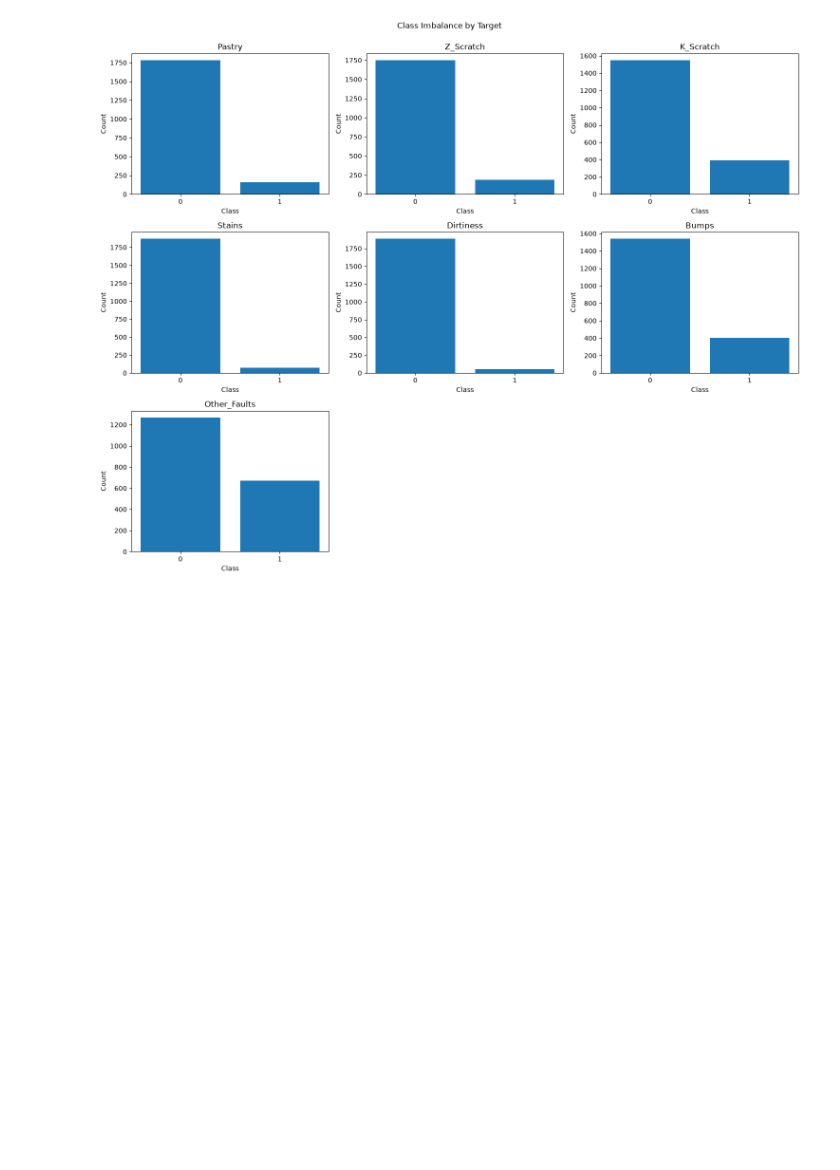
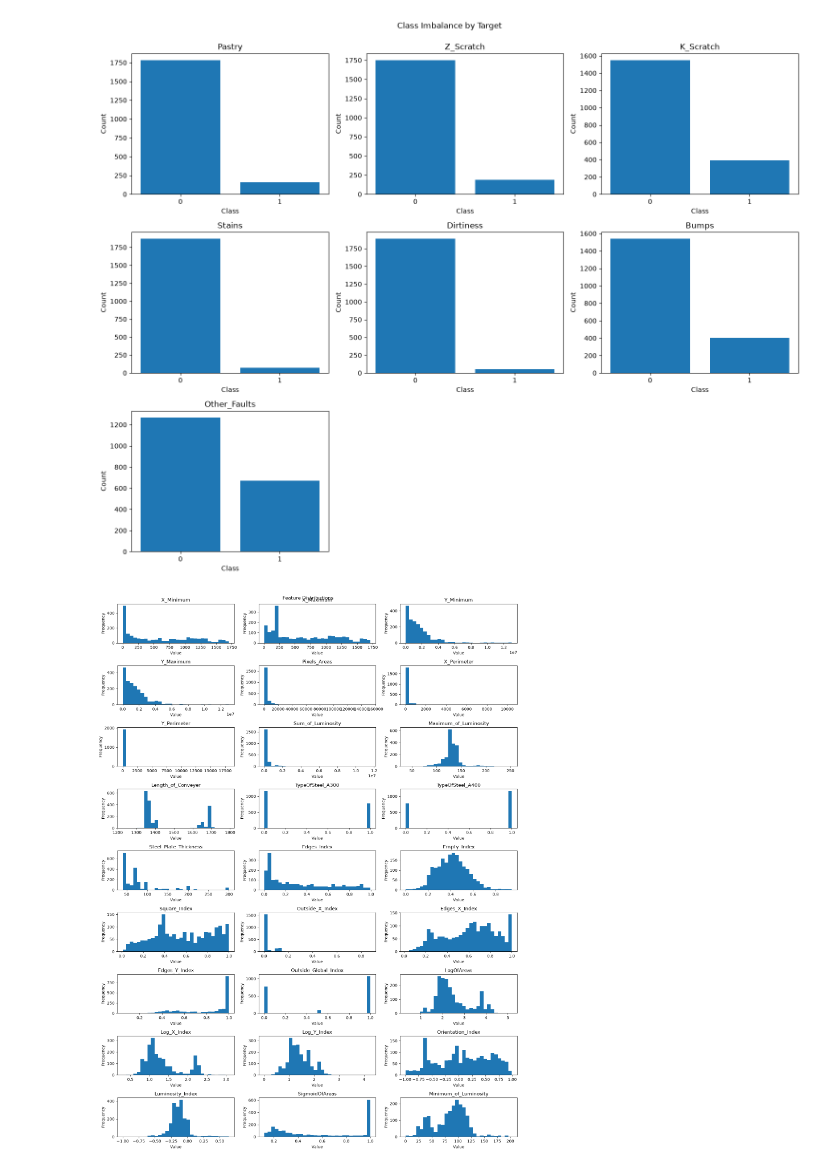
Before and after one commit to jim-franklin/metal-defect-evaluation, a Jupyter notebook: notebooks/01_exploration.ipynb, the cells around one changed output. Saved outputs shown, nothing was run; the diff lists cells and outputs as text; code cells hidden in the pictures; blank space fills up the shorter version.

```diff
--- a/notebooks/01_exploration.ipynb
+++ b/notebooks/01_exploration.ipynb
@@ -123,4 +123,23 @@ plt.savefig("../outputs/figures/class_distribution.png", dpi=150)
 # %% [output]
 [figure]
 # %%
-# Feature
+# Feature Distribution
+
+fig, axes = plt.subplots(9, 3, figsize=(15, 20))
+axes = axes.flatten()
+
+for i, feature in enumerate(feature_names):
+    axes[i].hist(data[feature], bins=30)
+    axes[i].set_title(feature)
+    axes[i].set_xlabel("Value")
+    axes[i].set_ylabel("Frequency")
+
+for ax in axes[len(feature_names):]:
+    ax.set_visible(False)
+
+plt.suptitle("Feature Distributions")
+plt.tight_layout()
+plt.savefig("../outputs/figures/feature_distributions.png", dpi=150)
+plt.show()
+# %% [output]
+[figure, added]
```
Also changed, not shown: parts of 6 cells of this notebook, 2 other files.
